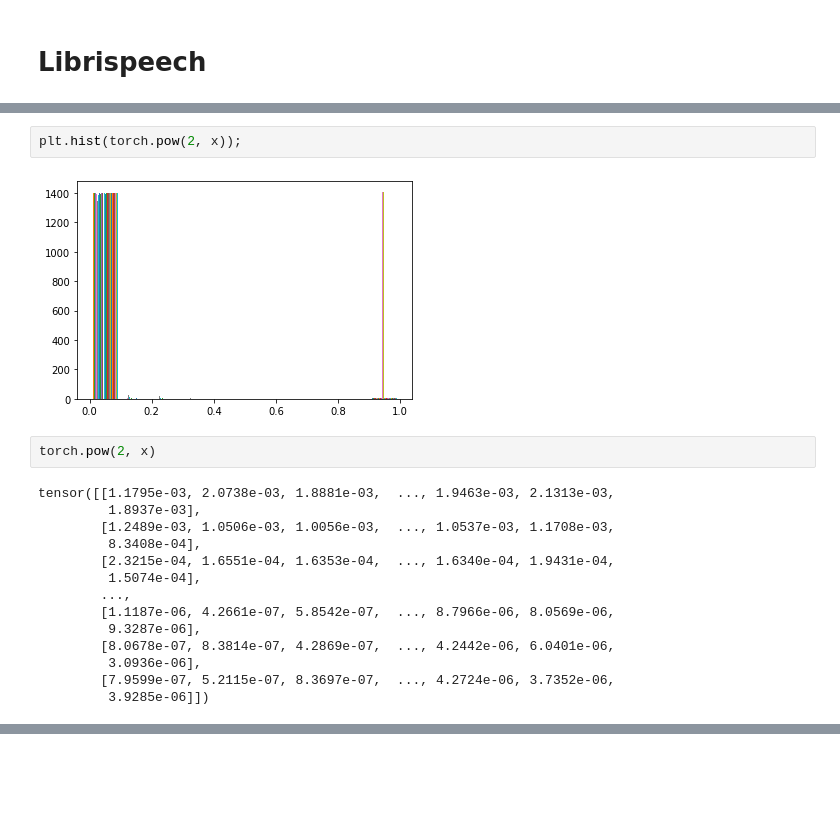
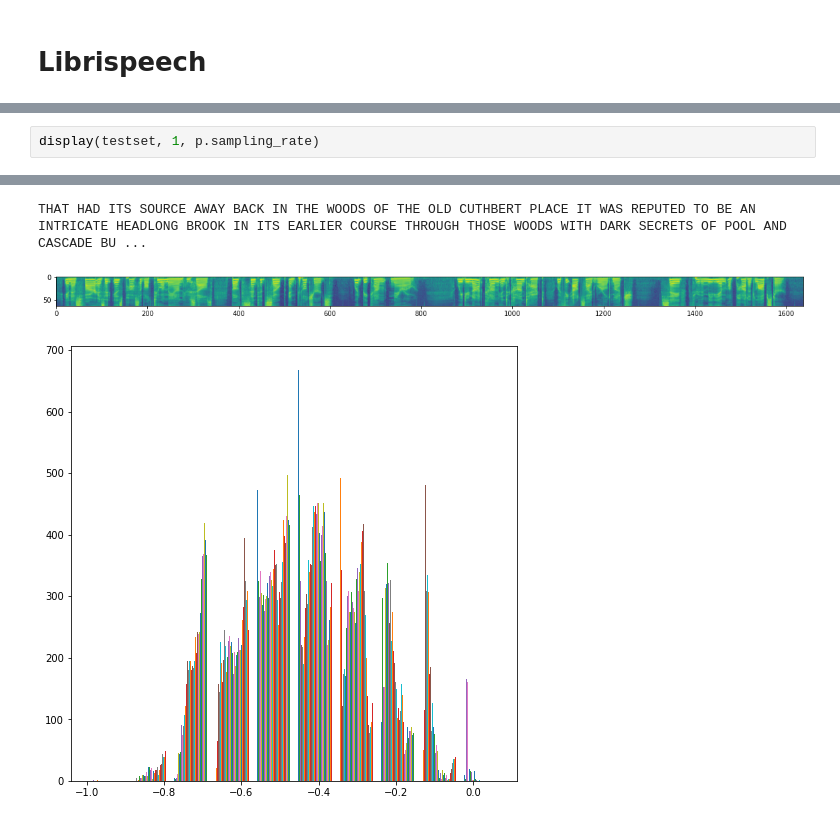
Before and after one commit to feldberlin/deepspeech, a Jupyter notebook: nbs/datasets.librispeech.ipynb, the cells around one changed output, grey strips where cells are left out. Drawn from its saved outputs; the diff is of its cells as text; blank space fills up the shorter version.

```diff
--- a/nbs/datasets.librispeech.ipynb
+++ b/nbs/datasets.librispeech.ipynb
@@ -61,20 +49,3 @@ plt.hist(x);
-# %%
-plt.hist(torch.pow(2, x));
-# %% [output]
-[figure, removed]
-# %%
-torch.pow(2, x)
-# %% [output]
-tensor([[1.1795e-03, 2.0738e-03, 1.8881e-03,  ..., 1.9463e-03, 2.1313e-03,
-         1.8937e-03],
-        [1.2489e-03, 1.0506e-03, 1.0056e-03,  ..., 1.0537e-03, 1.1708e-03,
-         8.3408e-04],
-        [2.3215e-04, 1.6551e-04, 1.6353e-04,  ..., 1.6340e-04, 1.9431e-04,
-         1.5074e-04],
-        ...,
-        [1.1187e-06, 4.2661e-07, 5.8542e-07,  ..., 8.7966e-06, 8.0569e-06,
-         9.3287e-06],
-        [8.0678e-07, 8.3814e-07, 4.2869e-07,  ..., 4.2442e-06, 6.0401e-06,
-         3.0936e-06],
-        [7.9599e-07, 5.2115e-07, 8.3697e-07,  ..., 4.2724e-06, 3.7352e-06,
-         3.9285e-06]])
+# %%
+display(testset, 1, p.sampling_rate)
+# %% [output]
@@ -80,0 +53,3 @@ tensor([[1.1795e-03, 2.0738e-03, 1.8881e-03,  ..., 1.9463e-03, 2.1313e-03,
+THAT HAD ITS SOURCE AWAY BACK IN THE WOODS OF THE OLD CUTHBERT PLACE IT WAS REPUTED TO BE AN INTRICATE HEADLONG BROOK IN ITS EARLIER COURSE THROUGH THOSE WOODS WITH DARK SECRETS OF POOL AND CASCADE BU ...
+[figure, added]
+[figure, added]
```
Also changed, not shown: parts of 10 cells of this notebook, 2 other files.
